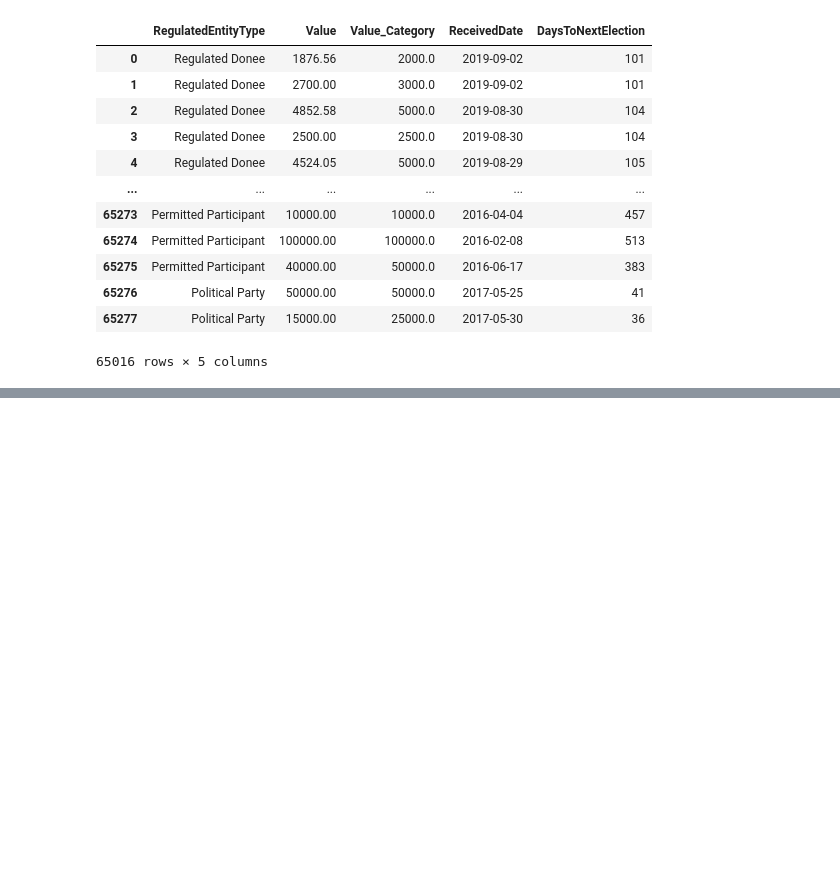
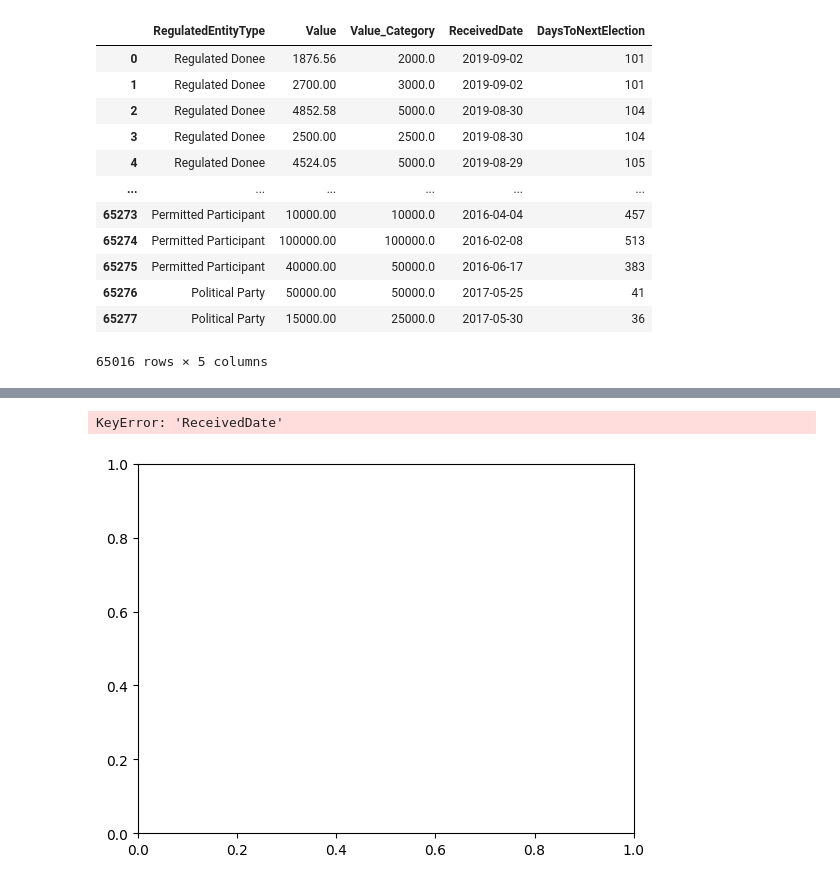
Before and after one commit to Hysnap/PoliticalDonations_Repository, a Jupyter notebook: jupyter_notebooks/DataManipulationTrial.ipynb, the cells around one changed output, grey strips where cells are left out. Drawn from its saved outputs; the diff is of its cells as text; code cells hidden in the pictures; blank space fills up the shorter version.

```diff
--- a/jupyter_notebooks/DataManipulationTrial.ipynb
+++ b/jupyter_notebooks/DataManipulationTrial.ipynb
@@ -312,0 +347,11 @@ TypeError: bad operand type for abs(): 'str'
+# %%
+PlotData = df[(df['RegulatedEntityType'] =="Political Party") & (df["RegulatedEntityName"].str.contains('De-registered')==False)]
+PlotData2 = PlotData[['ReceivedDate','RegulatedEntityName','Value']]
+#PlotData2.pivot(index='ReceivedDate', columns='RegulatedEntityName', values='Value')
+table = pd.pivot_table(PlotData2, values='Value', index=['ReceivedDate'],columns=['RegulatedEntityName'], aggfunc="sum")
+table[table.columns[(table != 0).any()]]
+#table.plot()
+table.plot(kind = 'scatter', x = 'ReceivedDate', y = 'Value')
+# %% [output]
+KeyError: 'ReceivedDate'
+[figure, added]
```
Also changed, not shown: parts of 4 cells of this notebook.
